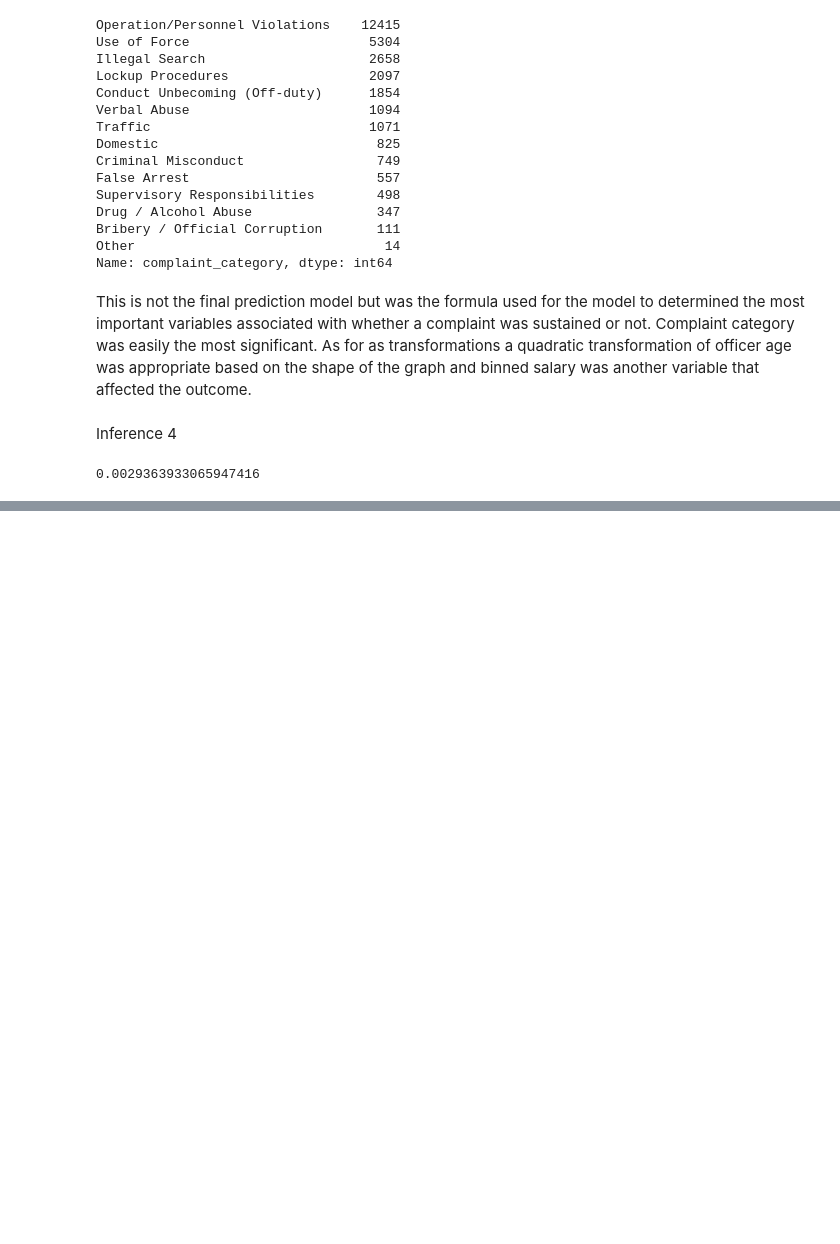
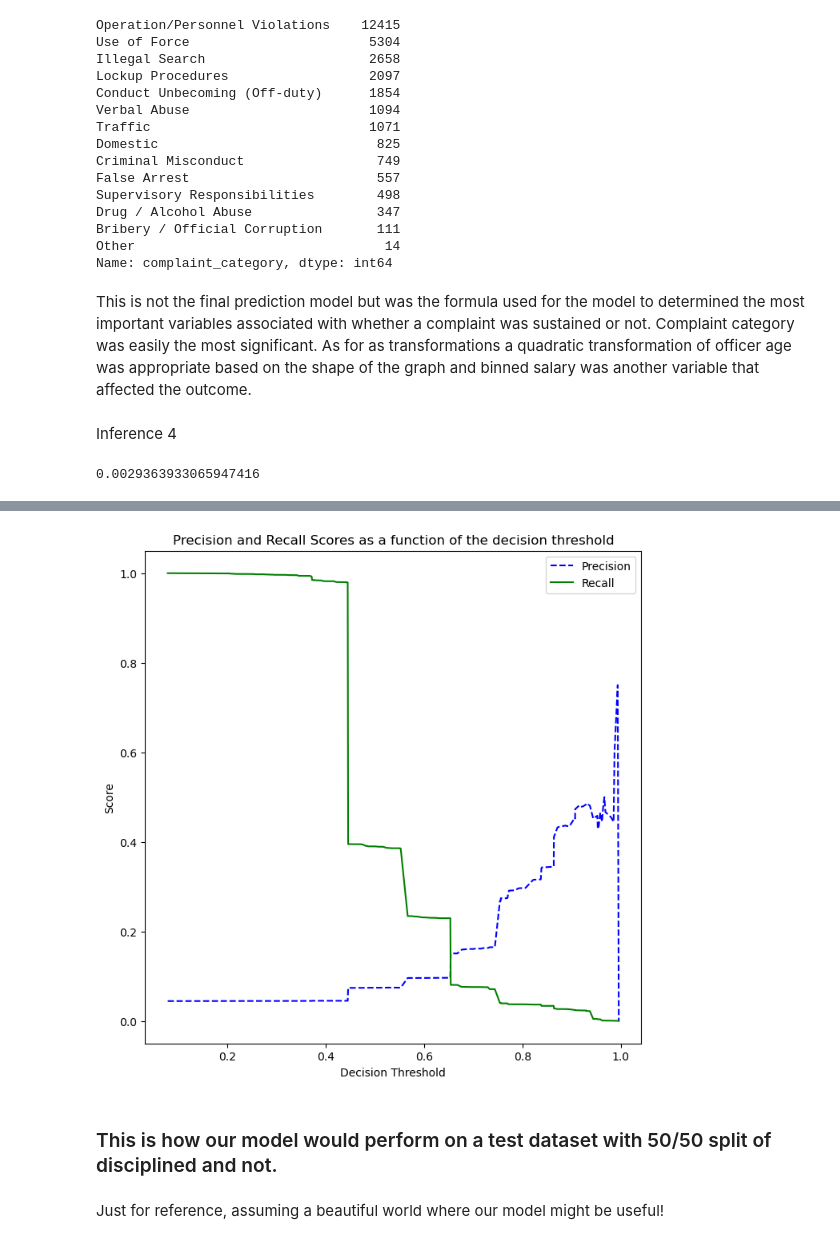
Before and after one commit to ryanpaynerp/Data_Sci_Project, a Jupyter notebook: Final_code.ipynb, the cells around one changed output, grey strips where cells are left out. Saved outputs shown, nothing was run; the diff lists cells and outputs as text; code cells hidden in the pictures; blank space fills up the shorter version.

```diff
--- a/Final_code.ipynb
+++ b/Final_code.ipynb
@@ -719,0 +1154,20 @@ Put the code(s) that fit the final model(s) in separate cell(s), i.e., the code
+# %%
+from sklearn.metrics import precision_recall_curve
+ypred = best_model.predict(X_train[best_model_params])
+p, r, thresholds = precision_recall_curve(y_train, ypred)
+def plot_precision_recall_vs_threshold(precisions, recalls, thresholds):
+    plt.figure(figsize=(8, 8))
+    plt.title("Precision and Recall Scores as a function of the decision threshold")
+    plt.plot(thresholds, precisions[:-1], "b--", label="Precision")
+    plt.plot(thresholds, recalls[:-1], "g-", label="Recall")
+    plt.ylabel("Score")
+    plt.xlabel("Decision Threshold")
+    plt.legend(loc='best')
+    plt.legend()
+plot_precision_recall_vs_threshold(p, r, thresholds)
+# %% [output]
+[figure, added]
+# %% [markdown]
+### This is how our model would perform on a test dataset with 50/50 split of disciplined and not.
+# %% [markdown]
+Just for reference, assuming a beautiful world where our model might be useful!
```
Also changed, not shown: parts of 37 cells of this notebook, 4 other files.
